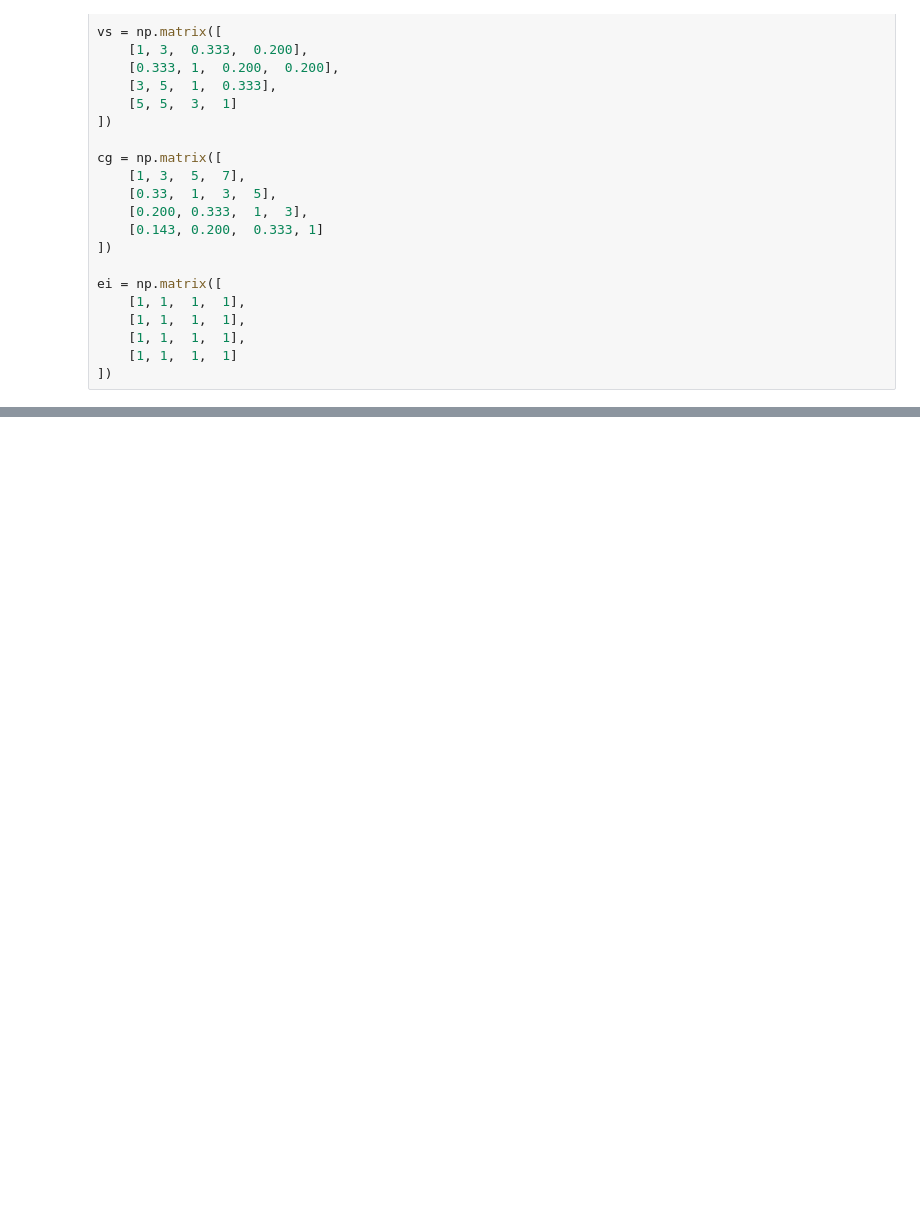
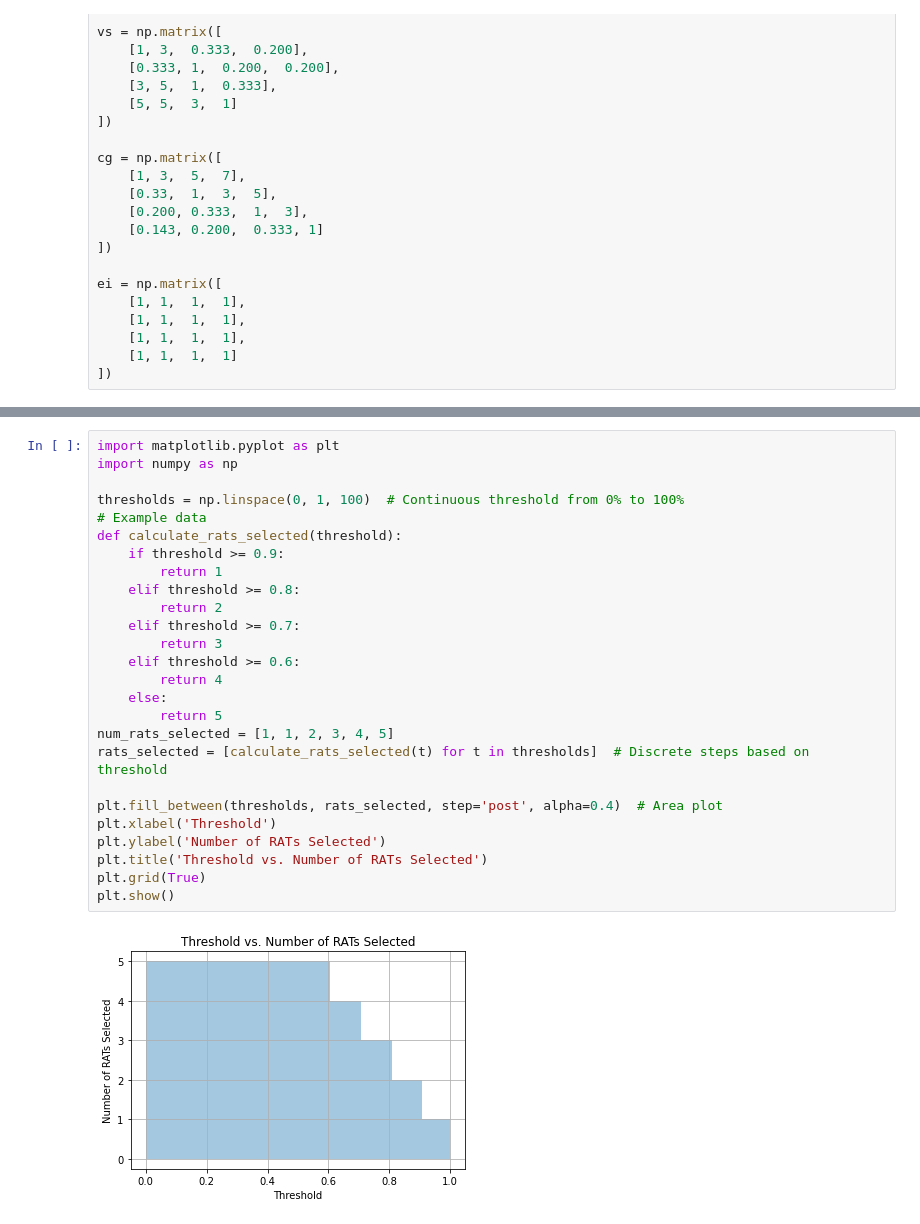
Before and after one commit to nkosinathintuli/hierarchical-NSA, a Jupyter notebook: experiments.ipynb, the cells around one changed output, grey strips where cells are left out. Saved outputs shown, nothing was run; the diff lists cells and outputs as text; blank space fills up the shorter version.

```diff
--- a/experiments.ipynb
+++ b/experiments.ipynb
@@ -163,0 +217,28 @@ ei = np.matrix([
+# %%
+import matplotlib.pyplot as plt
+import numpy as np
+
+thresholds = np.linspace(0, 1, 100)  # Continuous threshold from 0% to 100%
+# Example data
+def calculate_rats_selected(threshold):
+    if threshold >= 0.9:
+        return 1
+    elif threshold >= 0.8:
+        return 2
+    elif threshold >= 0.7:
+        return 3
+    elif threshold >= 0.6:
+        return 4
+    else:
+        return 5
+num_rats_selected = [1, 1, 2, 3, 4, 5]
+rats_selected = [calculate_rats_selected(t) for t in thresholds]  # Discrete steps based on threshold
+
+plt.fill_between(thresholds, rats_selected, step='post', alpha=0.4)  # Area plot
+plt.xlabel('Threshold')
+plt.ylabel('Number of RATs Selected')
+plt.title('Threshold vs. Number of RATs Selected')
+plt.grid(True)
+plt.show()
+# %% [output]
+[figure, added]
```
Also changed, not shown: parts of 3 cells of this notebook, 1 other file.
